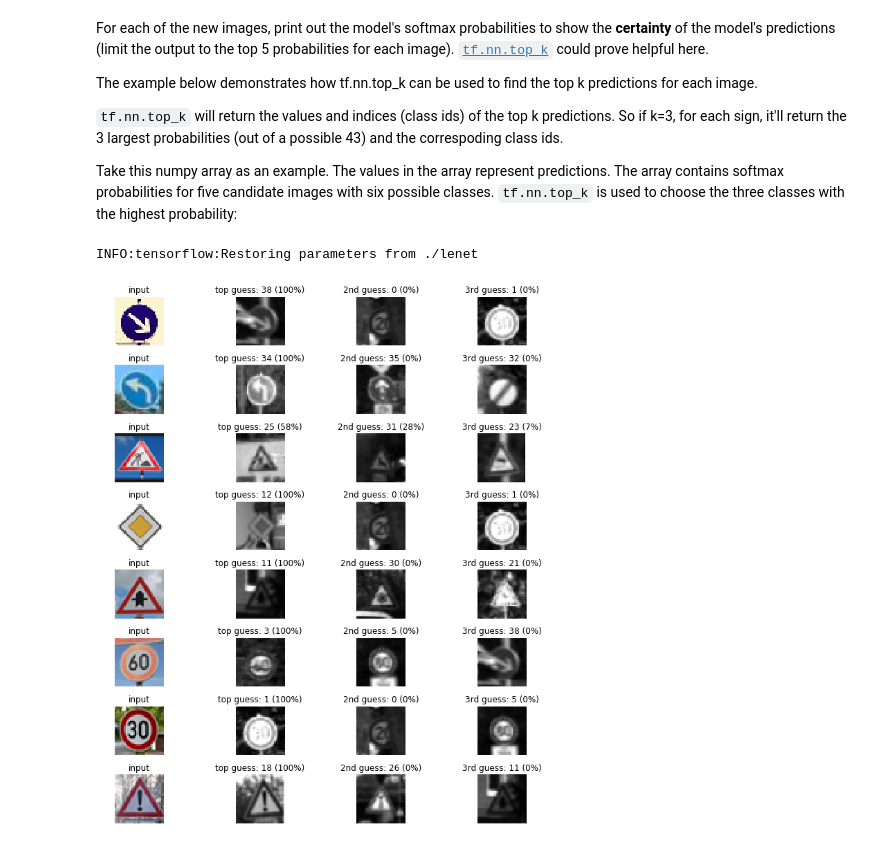
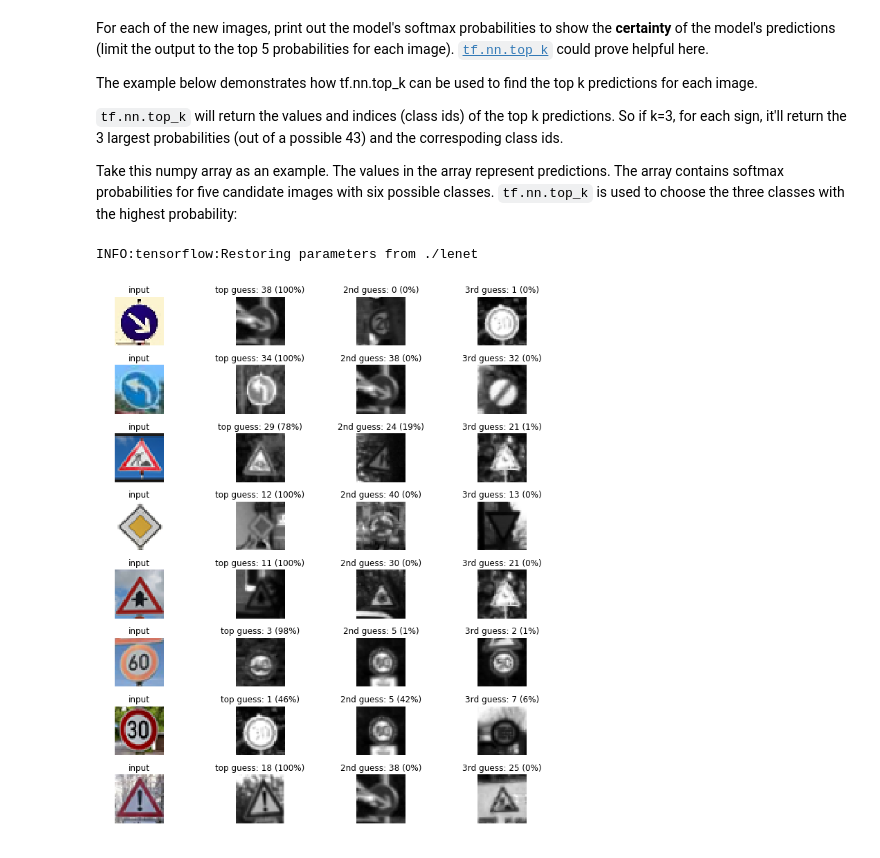
Before and after one commit to nturumel/CarND-Traffic-Sign-Classifier-Project, a Jupyter notebook: Traffic_Sign_Classifier.ipynb, the cells around one changed output. Cells and saved outputs as stored; diff of their text form; code cells hidden in the pictures.

```diff
--- a/Traffic_Sign_Classifier.ipynb
+++ b/Traffic_Sign_Classifier.ipynb
@@ -461,6 +453,9 @@ sets imply underfitting. A high accuracy on the training set but low accuracy on
 ### Once a final model architecture is selected,
 ### the accuracy on the test set should be calculated and reported as well.
 ### Feel free to use as many code cells as needed.
+Epochs=60
+BATCH_SIZE=128
+rate=0.0009
 # %%
 x=tf.placeholder(tf.float32,(None,32,32,1))
 y=tf.placeholder(tf.int32,(None))
@@ -572,8 +567,8 @@ import numpy as np
 import cv2
 
 with tf.Session() as sess:
-    saver.restore(sess, tf.train.latest_checkpoint('.'))
-
+    saver2 = tf.train.import_meta_graph('./lenet.meta')
+    saver2.restore(sess, "./lenet")
     test_accuracy = evaluate(X_test, y_test)
     print("Test Accuracy = {:.3f}".format(test_accuracy))
 # %% [output]
@@ -607,11 +602,12 @@ for i, img in enumerate(glob.glob('./My_found_traffic_signs/*x.png')):
     axs[i].imshow(cv2.cvtColor(image, cv2.COLOR_BGR2RGB))
     my_images.append(image)
 
+#change this to use my normalisation function
 my_images = np.asarray(my_images)
 
-my_images_gry = np.sum(my_images/3, axis=3, keepdims=True)
+my_images_gry=normaliseImage1(my_images,3,True)
 
-my_images_normalized = (my_images_gry - 128)/128
+my_images_normalized = my_images_gry
 
 print(my_images_normalized.shape)
 # %% [output]
@@ -626,8 +622,8 @@ my_labels = [38, 34, 25, 12, 11, 3, 1, 18]
 
 with tf.Session() as sess:
     sess.run(tf.global_variables_initializer())
-    saver = tf.train.import_meta_graph('./lenet.meta')
-    saver.restore(sess, "./lenet")
+    saver3 = tf.train.import_meta_graph('./lenet.meta')
+    saver3.restore(sess, "./lenet")
     my_accuracy = evaluate(my_images_normalized, my_labels)
 # %% [output]
 INFO:tensorflow:Restoring parameters from ./lenet
@@ -660,32 +656,32 @@ with tf.Session() as sess:
     sess.run(tf.global_variables_initializer())
     saver = tf.train.import_meta_graph('./lenet.meta')
     saver.restore(sess, "./lenet")
-    my_softmax_logits = sess.run(softmax_logits, feed_dict={x: my_images_normalized, keep_prob: 1.0})
+
     my_top_k = sess.run(top_k, feed_dict={x: my_images_normalized, keep_prob: 1.0})
 
     fig, axs = plt.subplots(len(my_images),4, figsize=(12, 14))
     fig.subplots_adjust(hspace = .4, wspace=.2)
     axs = axs.ravel()
 
     for i, image in enumerate(my_images):
         axs[4*i].axis('off')
         axs[4*i].imshow(cv2.cvtColor(image, cv2.COLOR_BGR2RGB))
         axs[4*i].set_title('input')
         guess1 = my_top_k[1][i][0]
         index1 = np.argwhere(y_valid == guess1)[0]
         axs[4*i+1].axis('off')
         axs[4*i+1].imshow(X_valid[index1].squeeze(), cmap='gray')
         axs[4*i+1].set_title('top guess: {} ({:.0f}%)'.format(guess1, 100*my_top_k[0][i][0]))
         guess2 = my_top_k[1][i][1]
         index2 = np.argwhere(y_valid == guess2)[0]
         axs[4*i+2].axis('off')
         axs[4*i+2].imshow(X_valid[index2].squeeze(), cmap='gray')
         axs[4*i+2].set_title('2nd guess: {} ({:.0f}%)'.format(guess2, 100*my_top_k[0][i][1]))
         guess3 = my_top_k[1][i][2]
         index3 = np.argwhere(y_valid == guess3)[0]
         axs[4*i+3].axis('off')
         axs[4*i+3].imshow(X_valid[index3].squeeze(), cmap='gray')
         axs[4*i+3].set_title('3rd guess: {} ({:.0f}%)'.format(guess3, 100*my_top_k[0][i][2]))
 # %% [output]
 INFO:tensorflow:Restoring parameters from ./lenet
-[figure, old version]
+[figure, new version]
```
Also changed, not shown: parts of 7 cells of this notebook, 2 other files.
